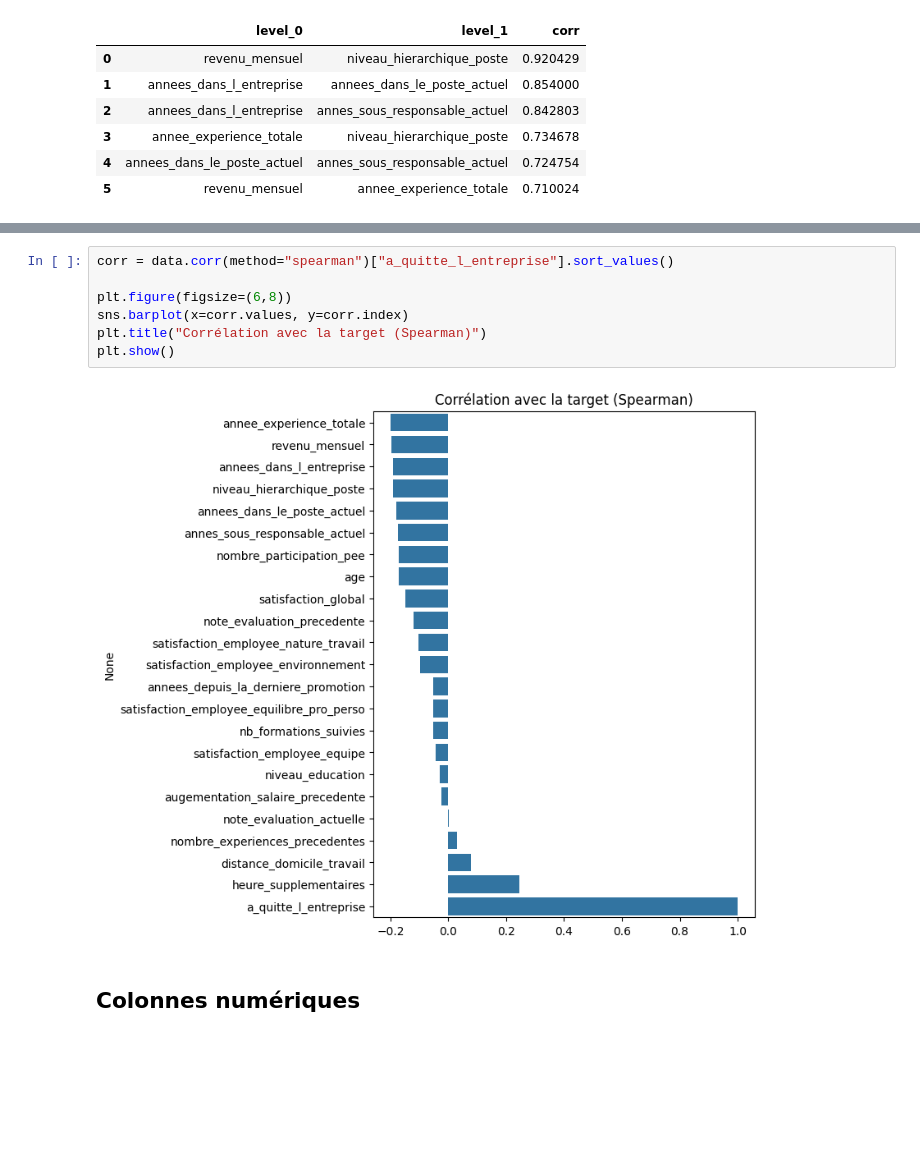
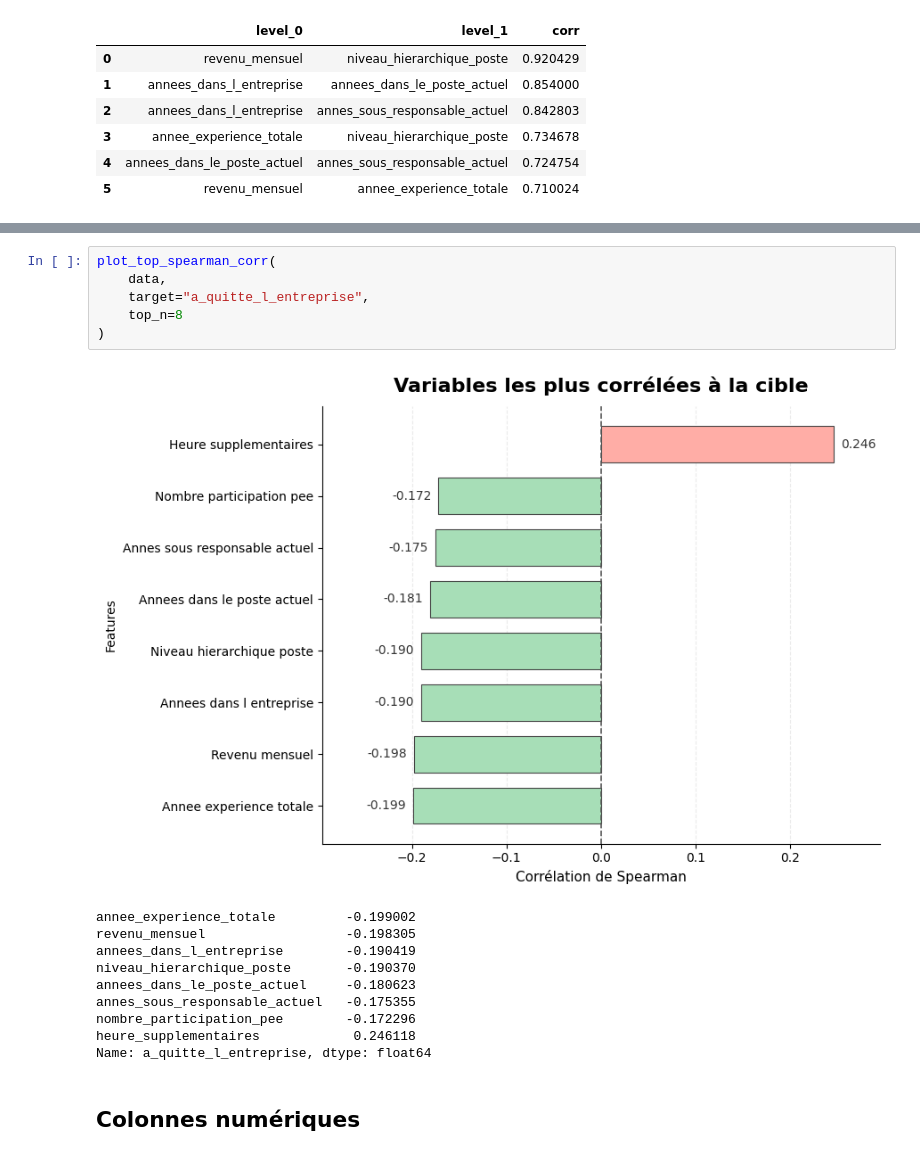
Before and after one commit to maximebarbier01/technova-attrition, a Jupyter notebook: notebooks/02_eda_analyse_globale.ipynb, the cells around one changed output, grey strips where cells are left out. Drawn from its saved outputs; the diff is of its cells as text; blank space fills up the shorter version.

```diff
--- a/notebooks/02_eda_analyse_globale.ipynb
+++ b/notebooks/02_eda_analyse_globale.ipynb
@@ -246,11 +270,19 @@ vif_data[vif_data['VIF'] > 5]
 # %%
-corr = data.corr(method="spearman")["a_quitte_l_entreprise"].sort_values()
-
-plt.figure(figsize=(6,8))
-sns.barplot(x=corr.values, y=corr.index)
-plt.title("Corrélation avec la target (Spearman)")
-plt.show()
+plot_top_spearman_corr(
+    data,
+    target="a_quitte_l_entreprise",
+    top_n=8
+)
 # %% [output]
-[figure, old version]
+[figure, new version]
+annee_experience_totale         -0.199002
+revenu_mensuel                  -0.198305
+annees_dans_l_entreprise        -0.190419
+niveau_hierarchique_poste       -0.190370
+annees_dans_le_poste_actuel     -0.180623
+annes_sous_responsable_actuel   -0.175355
+nombre_participation_pee        -0.172296
+heure_supplementaires            0.246118
+Name: a_quitte_l_entreprise, dtype: float64
 # %% [markdown]
 ## Colonnes numériques
```
Also changed, not shown: parts of 7 cells of this notebook, 8 other files.
